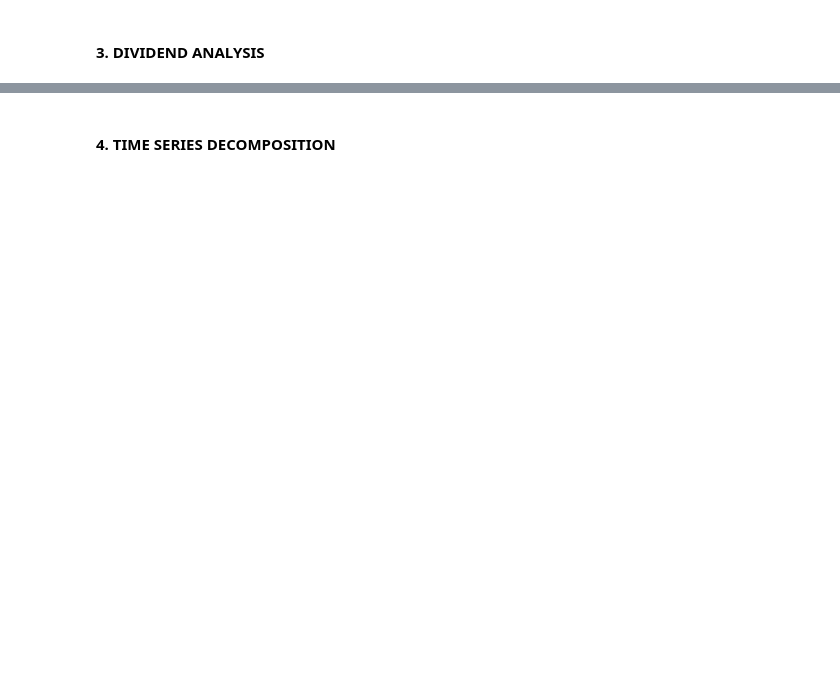
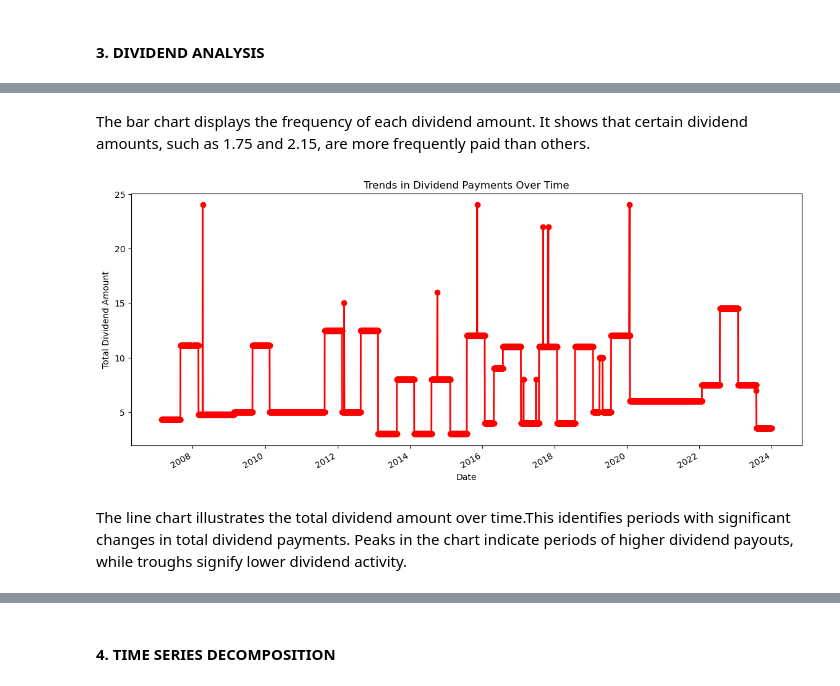
Before and after one commit to derak-isaack/dsc-capstone-project_finale, a Jupyter notebook: main.ipynb, the cells around one changed output, grey strips where cells are left out. Saved outputs shown, nothing was run; the diff lists cells and outputs as text; code cells hidden in the pictures; blank space fills up the shorter version.

```diff
--- a/main.ipynb
+++ b/main.ipynb
@@ -487,0 +554,18 @@ KeyError: 'Dividends per share'
+# %% [markdown]
+The bar chart displays the frequency of each dividend amount. It shows that certain dividend amounts, such as 1.75 and 2.15, are more frequently paid than others.
+# %%
+# Group by date and sum the dividend amounts for each date
+dividends_over_time = merged_data.groupby('Date')['Amount'].sum()
+
+# Plot a line chart for the trends in dividend payments over time
+plt.figure(figsize=(14, 6))
+dividends_over_time.plot(color='red', marker='o', linestyle='-', linewidth=2)
+plt.title('Trends in Dividend Payments Over Time')
+plt.xlabel('Date')
+plt.ylabel('Total Dividend Amount')
+plt.show()
+# %% [output]
+[figure, added]
+# %% [markdown]
+The line chart illustrates the total dividend amount over time.This identifies periods with significant changes in total dividend payments.
+Peaks in the chart indicate periods of higher dividend payouts, while troughs signify lower dividend activity.
```
Also changed, not shown: parts of 26 cells of this notebook.
